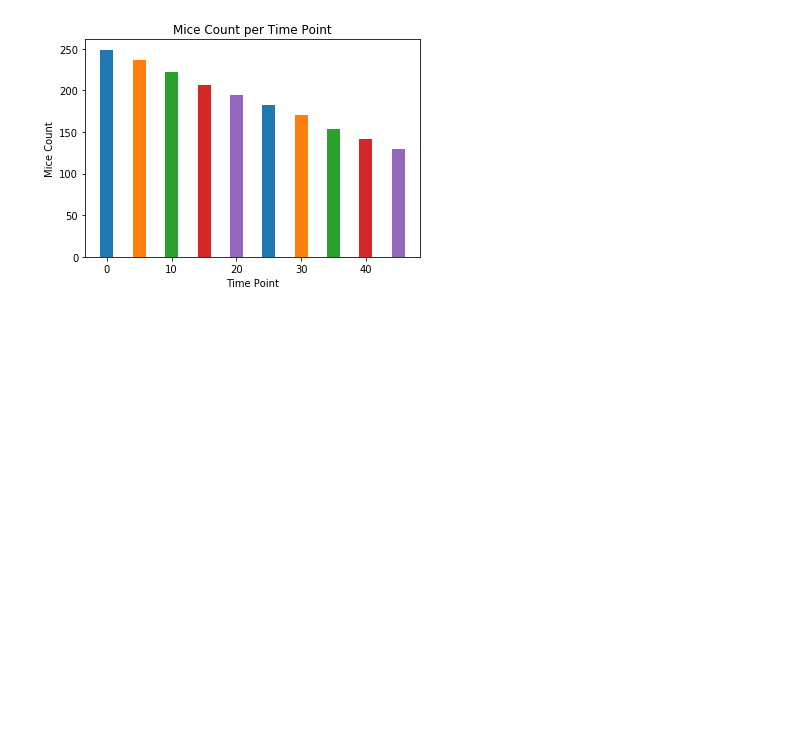
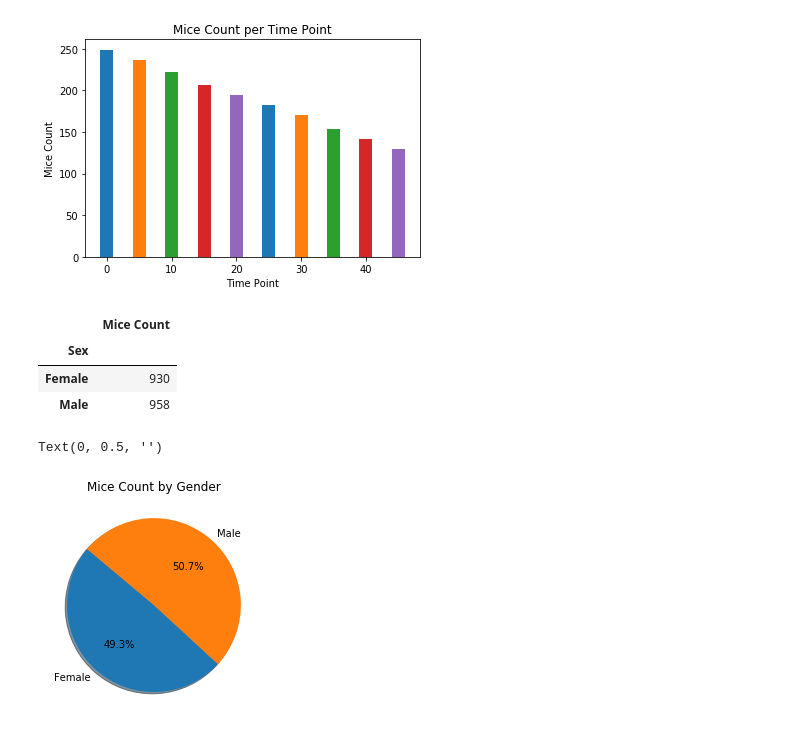
Before and after one commit to kamalnyc17/Pymaceuticals, a Jupyter notebook: pymaceuticals.ipynb, the cells around one changed output. Saved outputs shown, nothing was run; the diff lists cells and outputs as text; code cells hidden in the pictures; blank space fills up the shorter version.

Commit message:
completed pie charts

```diff
--- a/pymaceuticals.ipynb
+++ b/pymaceuticals.ipynb
@@ -158,3 +157,35 @@ plt.ylabel("Mice Count")
 # %% [output]
 Text(0, 0.5, 'Mice Count')
 [figure]
+# %%
+# creating new dataframe grouped by the gender of the mouse
+gender_data = unique_study_data.groupby(["Sex"])
+mice_count_by_gender = gender_data["Mouse ID"].count()
+
+# creating new dataframe for charts
+mice_by_gender_for_pie_chart = pd.DataFrame({
+    "Mice Count": mice_count_by_gender
+})
+
+# display dataframe as point of reference
+mice_by_gender_for_pie_chart
+# %% [output]
+|  | Mice Count |
+| Sex |  |
+| Female | 930 |
+| Male | 958 |
+# %%
+# Generate a pie plot showing the distribution of female versus male mice using pandas
+# Labels for the sections of our pie chart
+labels = ["Female", "Male"]
+# The values of each section of the pie chart
+head_count = mice_count_by_gender
+# The colors of each section of the pie chart
+colors = ["C0", "C1"]
+mice_count_by_gender.plot.pie(y=head_count, labels=labels, colors=colors,
+        autopct="%1.1f%%", shadow=True, startangle=140, title="Mice Count by Gender")
+# Removing y-axis label
+plt.ylabel("")
+# %% [output]
+Text(0, 0.5, '')
+[figure, added]
```
Also changed, not shown: parts of 2 cells of this notebook.
